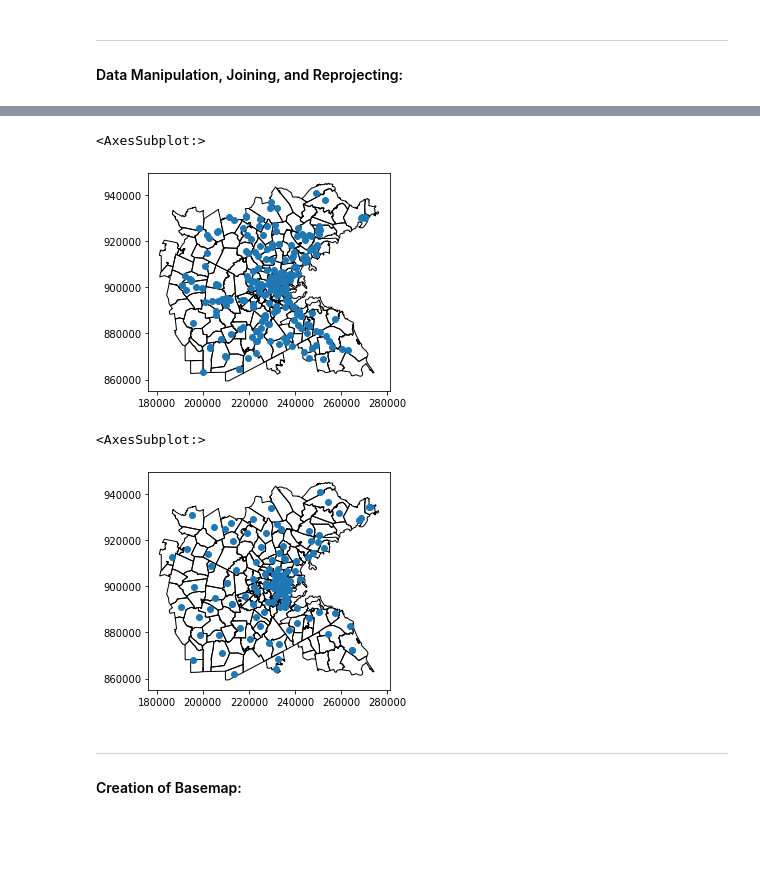
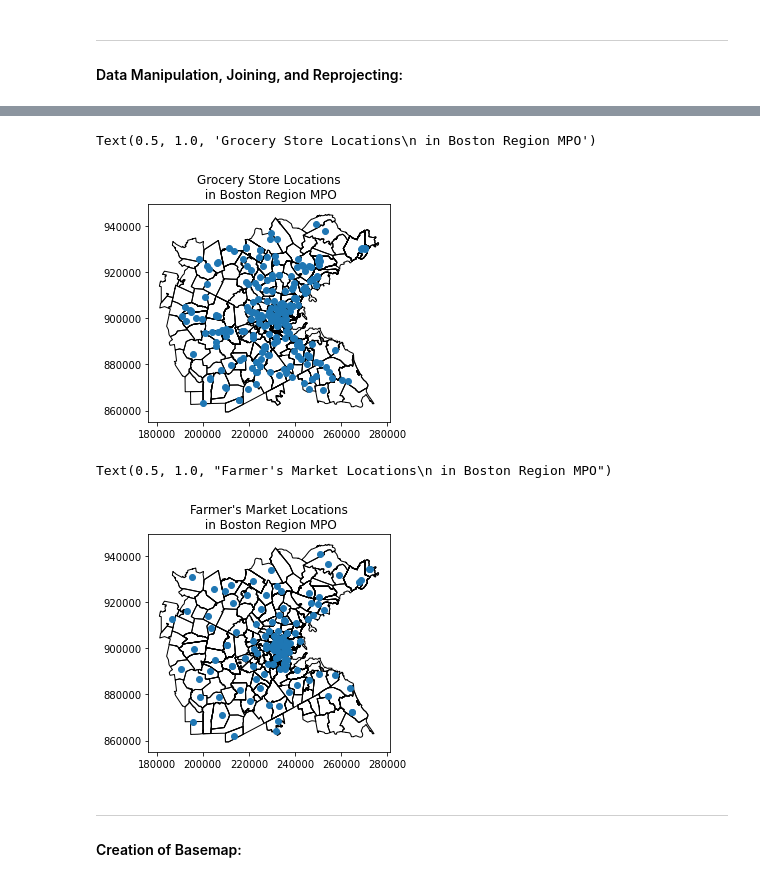
Before and after one commit to jess-wilson2020/uep239-final-project, a Jupyter notebook: uep239-final-project.ipynb, the cells around one changed output, grey strips where cells are left out. Cells and saved outputs as stored; diff of their text form; code cells hidden in the pictures; blank space fills up the shorter version.

```diff
--- a/uep239-final-project.ipynb
+++ b/uep239-final-project.ipynb
@@ -463,17 +463,18 @@ grocery = grocery.set_crs('epsg:4326')
 # %%
 # Reproject grocery stores and farmer's markets into state plane coordinate system:
 grocery = grocery.to_crs('epsg:26986')
 market = market.to_crs('epsg:26986')
 
 # Clip grocery stores to only include stores in MPO:
 grocery = gpd.clip(grocery, mpo_zcta)
 
 # Plot to make sure it worked correctly:
 ax = mpo_zcta.plot(facecolor = "none", edgecolor = 'black')
 grocery.plot(ax = ax)
+ax.set_title("Grocery Store Locations\n in Boston Region MPO")
 # %% [output]
-<AxesSubplot:>
+Text(0.5, 1.0, 'Grocery Store Locations\n in Boston Region MPO')
-[figure, old version]
+[figure, new version]
 # %%
 # Clip farmer's markets to only include markets in MPO:
 market = gpd.clip(market, mpo_zcta)
@@ -481,9 +482,10 @@ market = gpd.clip(market, mpo_zcta)
 # Plot to make sure it worked correctly:
 ax = mpo_zcta.plot(facecolor = "none", edgecolor = 'black')
 market.plot(ax = ax)
+ax.set_title("Farmer's Market Locations\n in Boston Region MPO")
 # %% [output]
-<AxesSubplot:>
+Text(0.5, 1.0, "Farmer's Market Locations\n in Boston Region MPO")
-[figure, old version]
+[figure, new version]
 # %% [markdown]
 ---
 
```
Also changed, not shown: parts of 10 cells of this notebook.
